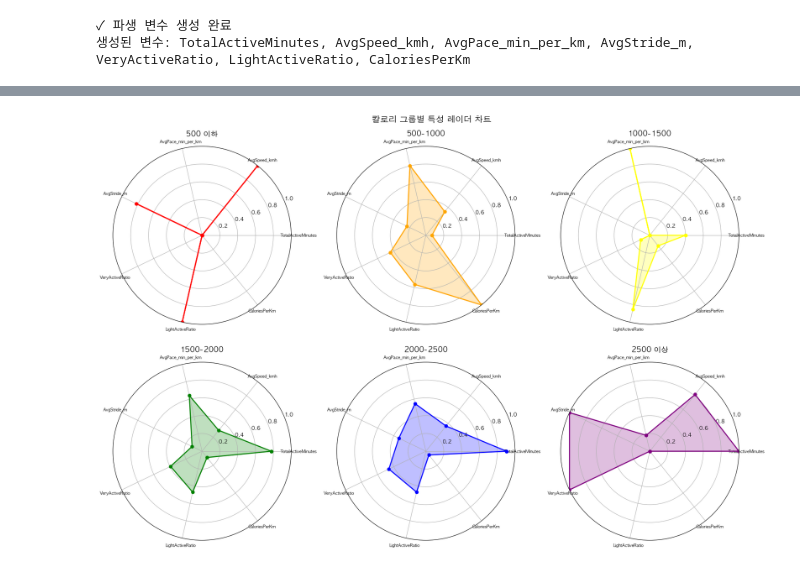
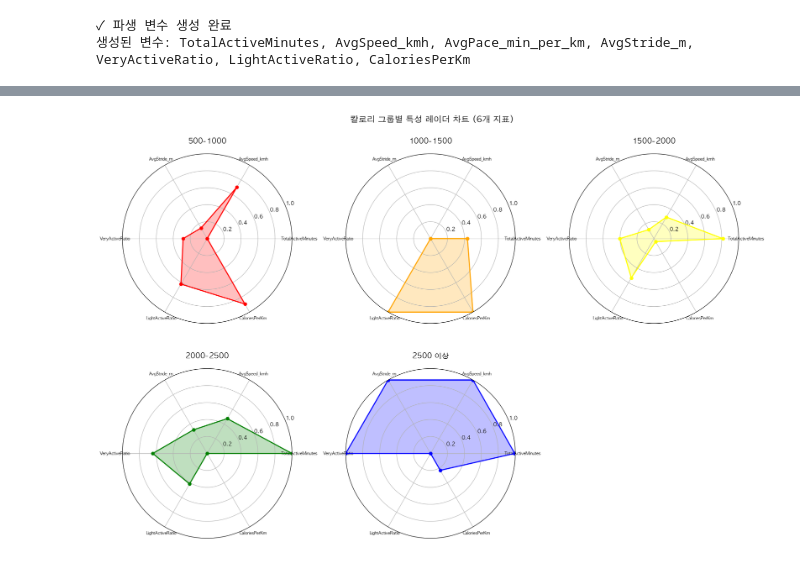
Before and after one commit to jeesy95-creator/sparta_15, a Jupyter notebook: notebooks/Soyun.ipynb, the cells around one changed output, grey strips where cells are left out. Drawn from its saved outputs; the diff is of its cells as text; code cells hidden in the pictures.

```diff
--- a/notebooks/Soyun.ipynb
+++ b/notebooks/Soyun.ipynb
@@ -277,9 +289,9 @@ Name: count, dtype: int64
 # 칼로리 그룹별 평균 계산
 distance_cols = ['TotalSteps', 'TotalDistance', 'TrackerDistance',
                 'LoggedActivitiesDistance', 'VeryActiveDistance',
-                'ModeratelyActiveDistance', 'LightActiveDistance','SedentaryMinutes']
+                'ModeratelyActiveDistance', 'LightActiveDistance']
 
-calorie_group_dis = actcp_final.groupby('CalorieGroup', observed=True)[distance_cols].mean().round(3)
+calorie_group_dis = actcp_d.groupby('CalorieGroup', observed=True)[distance_cols].mean().round(3)
 calorie_group_dis
 # %% [output]
 |  | TotalSteps | TotalDistance | TrackerDistance | LoggedActivitiesDistance | VeryActiveDistance | ... |
@@ -343,8 +327,8 @@ Name: count, dtype: int64
 activity_cols = ['VeryActiveMinutes', 'FairlyActiveMinutes',
                 'LightlyActiveMinutes', 'SedentaryMinutes']
 
-calorie_group_min = actcp_final.groupby('CalorieGroup', observed=True)[activity_cols].mean().round(3)
-calorie_group_min
+calorie_group_t = actcp_d.groupby('CalorieGroup', observed=True)[activity_cols].mean().round(3)
+calorie_group_t
 # %% [output]
 |  | VeryActiveMinutes | FairlyActiveMinutes | LightlyActiveMinutes | SedentaryMinutes |
 | CalorieGroup |  |  |  |  |
@@ -362,7 +345,7 @@ axes = axes.flatten()
 colors = ['red', 'orange', 'skyblue', 'gray']
 
 for idx, col in enumerate(activity_cols):
-    calorie_group_min[col].plot(kind='bar', ax=axes[idx], color=colors[idx])
+    calorie_group_t[col].plot(kind='bar', ax=axes[idx], color=colors[idx])
     axes[idx].set_title(f'{col} (칼로리 그룹별 평균)', fontsize=12)
     axes[idx].set_xlabel('칼로리 그룹')
     axes[idx].set_ylabel('평균 시간 (분)')
@@ -492,7 +516,7 @@ print("✓ 이상치 제거 완료")
 derived_cols = ['TotalActiveMinutes', 'AvgSpeed_kmh', 'AvgPace_min_per_km',
                 'AvgStride_m', 'VeryActiveRatio', 'LightActiveRatio', 'CaloriesPerKm']
 
-calorie_group_derived = actcp_final.groupby('CalorieGroup', observed=True)[derived_cols].mean().round(3)
+calorie_group_derived = actcp_d_clean.groupby('CalorieGroup', observed=True)[derived_cols].mean().round(3)
 
 print("=== 칼로리 그룹별 파생 변수 평균 ===")
 display(calorie_group_derived)
@@ -649,12 +672,18 @@ plt.show()
 # %%
-# 8. 정규화된 비교 (모든 변수를 같은 스케일로)
 from sklearn.preprocessing import MinMaxScaler
 
+# AvgPace_min_per_km 제외한 컬럼만 선택
+radar_columns = ['TotalActiveMinutes', 'AvgSpeed_kmh', 'AvgStride_m',
+                 'VeryActiveRatio', 'LightActiveRatio', 'CaloriesPerKm']
+
+calorie_group_radar = calorie_group_derived[radar_columns]
+
+# 정규화
 scaler = MinMaxScaler()
 calorie_group_derived_normalized = pd.DataFrame(
-    scaler.fit_transform(calorie_group_derived),
-    index=calorie_group_derived.index,
-    columns=calorie_group_derived.columns
+    scaler.fit_transform(calorie_group_radar),
+    index=calorie_group_radar.index,
+    columns=calorie_group_radar.columns
 )
 
 # 1. 레이더 차트 (각 칼로리 그룹의 특성을 한눈에)
@@ -664,36 +693,39 @@ from math import pi
 # 데이터 준비
 categories = list(calorie_group_derived_normalized.columns)
 N = len(categories)
 
 # 각도 계산
 angles = [n / float(N) * 2 * pi for n in range(N)]
 angles += angles[:1]
 
 # 플롯 생성
 fig, axes = plt.subplots(2, 3, figsize=(18, 12), subplot_kw=dict(projection='polar'))
 axes = axes.flatten()
 
-colors = ['red', 'orange', 'yellow', 'green', 'blue', 'purple']
+colors = ['red', 'orange', 'yellow', 'green', 'blue']  # 5개 그룹이므로 5개 색상
 
 for idx, (group, color) in enumerate(zip(calorie_group_derived_normalized.index, colors)):
     ax = axes[idx]
 
     values = calorie_group_derived_normalized.loc[group].values.tolist()
     values += values[:1]
 
     ax.plot(angles, values, 'o-', linewidth=2, label=group, color=color)
     ax.fill(angles, values, alpha=0.25, color=color)
     ax.set_xticks(angles[:-1])
     ax.set_xticklabels(categories, size=8)
     ax.set_ylim(0, 1)
     ax.set_title(f'{group}', size=14, fontweight='bold', pad=20)
     ax.grid(True)
 
-plt.suptitle('칼로리 그룹별 특성 레이더 차트', fontsize=16, fontweight='bold', y=0.98)
+# 6번째 subplot은 비우기 (5개 그룹만 있으므로)
+axes[5].axis('off')
+
+plt.suptitle('칼로리 그룹별 특성 레이더 차트 (6개 지표)', fontsize=16, fontweight='bold', y=0.98)
 plt.tight_layout()
 plt.show()
 # %% [output]
-[figure, old version]
+[figure, new version]
 # %%
 # 2. 변수별로 개별 막대 그래프 (비교하기 쉽게)
 fig, axes = plt.subplots(4, 2, figsize=(16, 16))
```
Also changed, not shown: parts of 35 cells of this notebook.
